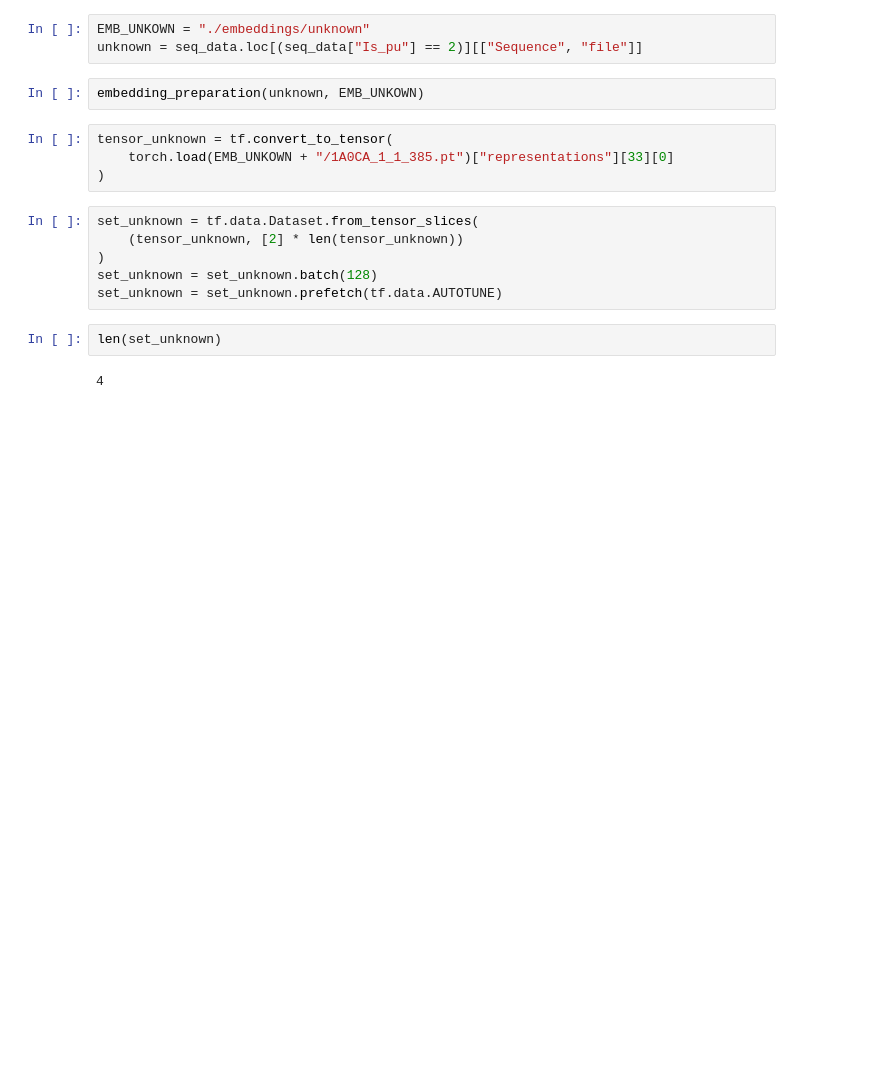
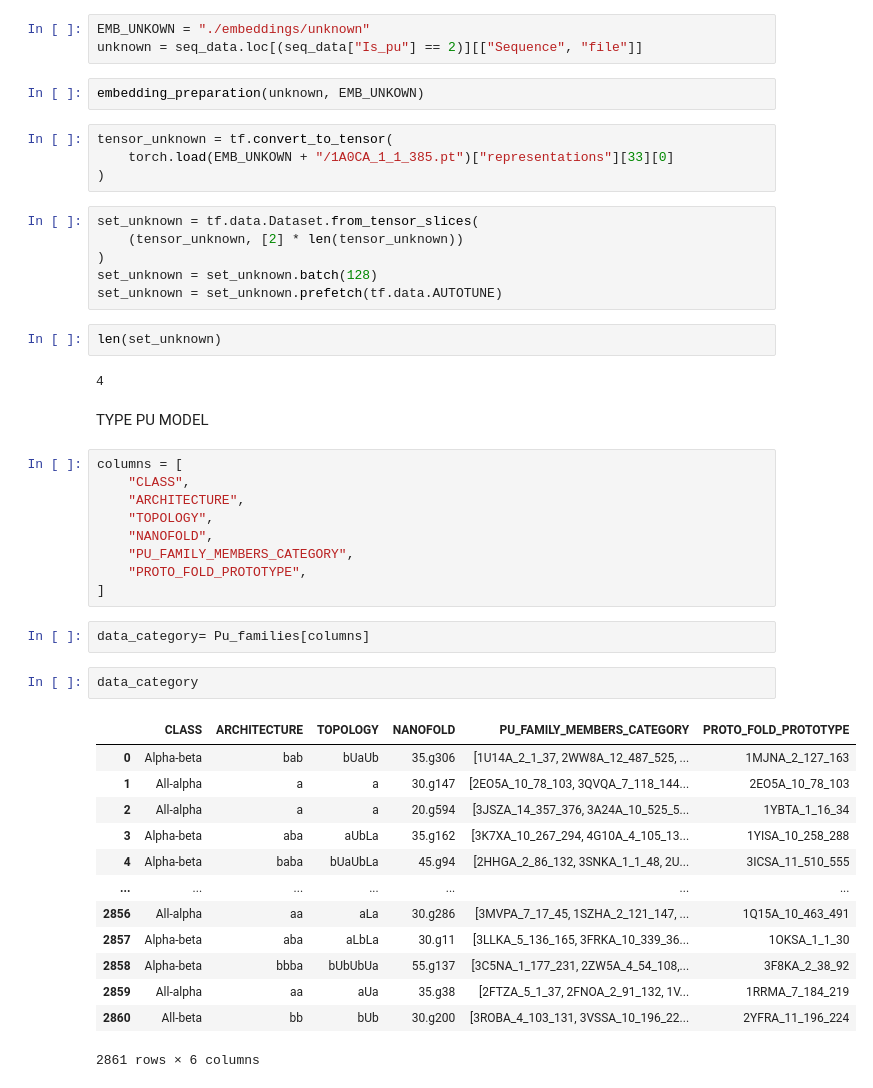
Before and after one commit to Naramazuki/PU_ML, a Jupyter notebook: main.ipynb, the cells around one changed output. Cells and saved outputs as stored; diff of their text form; blank space fills up the shorter version.

```diff
--- a/main.ipynb
+++ b/main.ipynb
@@ -355,3 +357,32 @@ set_unknown = set_unknown.prefetch(tf.data.AUTOTUNE)
 len(set_unknown)
 # %% [output]
 4
+# %% [markdown]
+TYPE PU MODEL
+# %%
+columns = [
+    "CLASS",
+    "ARCHITECTURE",
+    "TOPOLOGY",
+    "NANOFOLD",
+    "PU_FAMILY_MEMBERS_CATEGORY",
+    "PROTO_FOLD_PROTOTYPE",
+]
+# %%
+data_category= Pu_families[columns]
+# %%
+data_category
+# %% [output]
+|  | CLASS | ARCHITECTURE | TOPOLOGY | NANOFOLD | PU_FAMILY_MEMBERS_CATEGORY | PROTO_FOLD_PROTOTYPE |
+| 0 | Alpha-beta | bab | bUaUb | 35.g306 | [1U14A_2_1_37, 2WW8A_12_487_525, ... | 1MJNA_2_127_163 |
+| 1 | All-alpha | a | a | 30.g147 | [2EO5A_10_78_103, 3QVQA_7_118_144... | 2EO5A_10_78_103 |
+| 2 | All-alpha | a | a | 20.g594 | [3JSZA_14_357_376, 3A24A_10_525_5... | 1YBTA_1_16_34 |
+| 3 | Alpha-beta | aba | aUbLa | 35.g162 | [3K7XA_10_267_294, 4G10A_4_105_13... | 1YISA_10_258_288 |
+| 4 | Alpha-beta | baba | bUaUbLa | 45.g94 | [2HHGA_2_86_132, 3SNKA_1_1_48, 2U... | 3ICSA_11_510_555 |
+| ... | ... | ... | ... | ... | ... | ... |
+| 2856 | All-alpha | aa | aLa | 30.g286 | [3MVPA_7_17_45, 1SZHA_2_121_147, ... | 1Q15A_10_463_491 |
+| 2857 | Alpha-beta | aba | aLbLa | 30.g11 | [3LLKA_5_136_165, 3FRKA_10_339_36... | 1OKSA_1_1_30 |
+| 2858 | Alpha-beta | bbba | bUbUbUa | 55.g137 | [3C5NA_1_177_231, 2ZW5A_4_54_108,... | 3F8KA_2_38_92 |
+| 2859 | All-alpha | aa | aUa | 35.g38 | [2FTZA_5_1_37, 2FNOA_2_91_132, 1V... | 1RRMA_7_184_219 |
+| 2860 | All-beta | bb | bUb | 30.g200 | [3ROBA_4_103_131, 3VSSA_10_196_22... | 2YFRA_11_196_224 |
+2861 rows × 6 columns
```
Also changed, not shown: parts of 17 cells of this notebook.
